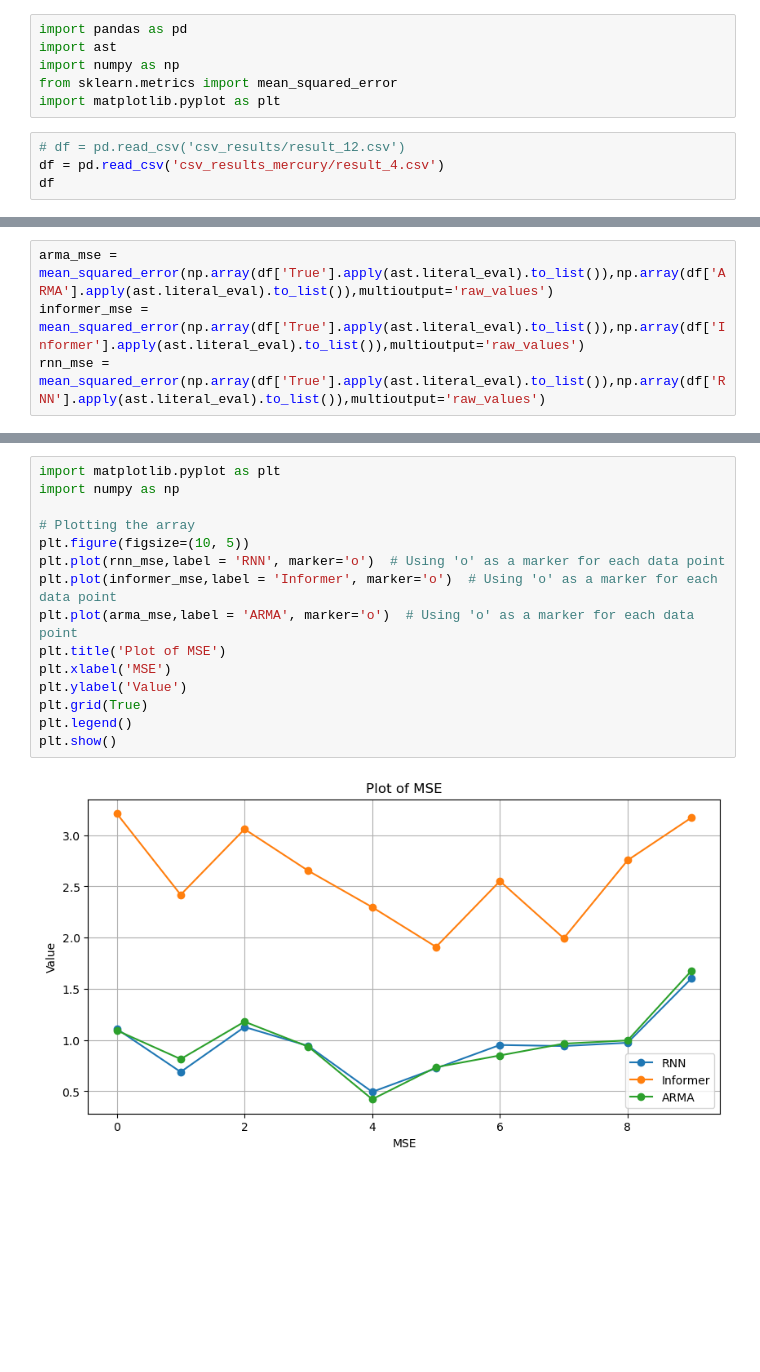
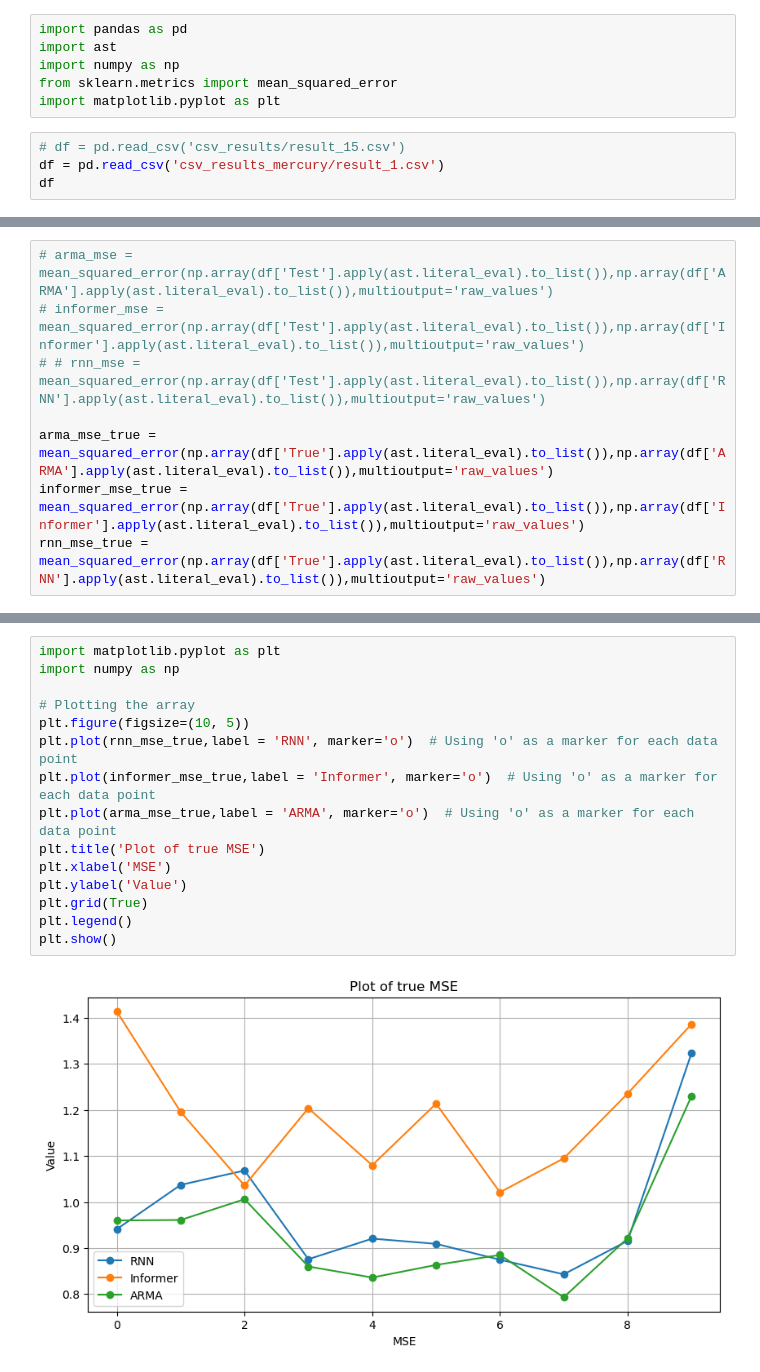
Before and after one commit to jasongangquanzhang/Informer_Time_Series, a Jupyter notebook: visiualization.ipynb, the cells around one changed output, grey strips where cells are left out. Drawn from its saved outputs; the diff is of its cells as text; blank space fills up the shorter version.

Commit message:
deleted:    csv_results/result_14.csv 	modified:   run.py 	modified:   visiualization.ipynb

```diff
--- a/visiualization.ipynb
+++ b/visiualization.ipynb
@@ -5,8 +5,8 @@ import numpy as np
 from sklearn.metrics import mean_squared_error
 import matplotlib.pyplot as plt
 # %%
-# df = pd.read_csv('csv_results/result_12.csv')
-df = pd.read_csv('csv_results_mercury/result_4.csv')
+# df = pd.read_csv('csv_results/result_15.csv')
+df = pd.read_csv('csv_results_mercury/result_1.csv')
 df
 # %% [output]
 |  | seed | True | ARMA | Informer | Informer_para | Informer_lr | RNN |
@@ -29,7 +25,11 @@ df
 # %%
-arma_mse = mean_squared_error(np.array(df['True'].apply(ast.literal_eval).to_list()),np.array(df['ARMA'].apply(ast.literal_eval).to_list()),multioutput='raw_values')
-informer_mse = mean_squared_error(np.array(df['True'].apply(ast.literal_eval).to_list()),np.array(df['Informer'].apply(ast.literal_eval).to_list()),multioutput='raw_values')
-rnn_mse = mean_squared_error(np.array(df['True'].apply(ast.literal_eval).to_list()),np.array(df['RNN'].apply(ast.literal_eval).to_list()),multioutput='raw_values')
+# arma_mse = mean_squared_error(np.array(df['Test'].apply(ast.literal_eval).to_list()),np.array(df['ARMA'].apply(ast.literal_eval).to_list()),multioutput='raw_values')
+# informer_mse = mean_squared_error(np.array(df['Test'].apply(ast.literal_eval).to_list()),np.array(df['Informer'].apply(ast.literal_eval).to_list()),multioutput='raw_values')
+# # rnn_mse = mean_squared_error(np.array(df['Test'].apply(ast.literal_eval).to_list()),np.array(df['RNN'].apply(ast.literal_eval).to_list()),multioutput='raw_values')
+
+arma_mse_true = mean_squared_error(np.array(df['True'].apply(ast.literal_eval).to_list()),np.array(df['ARMA'].apply(ast.literal_eval).to_list()),multioutput='raw_values')
+informer_mse_true = mean_squared_error(np.array(df['True'].apply(ast.literal_eval).to_list()),np.array(df['Informer'].apply(ast.literal_eval).to_list()),multioutput='raw_values')
+rnn_mse_true = mean_squared_error(np.array(df['True'].apply(ast.literal_eval).to_list()),np.array(df['RNN'].apply(ast.literal_eval).to_list()),multioutput='raw_values')
 # %%
 informer_select = np.array(df['Informer_para'].apply(ast.literal_eval).to_list())[:,0]
 informer_lr_select = np.array(df['Informer_lr'].to_list())
@@ -50,20 +62,20 @@ array([1.e-05, 1.e-05, 1.e-05, 1.e-05, 1.e-05, 1.e-05, 1.e-04, 1.e-05,
 # %%
 import matplotlib.pyplot as plt
 import numpy as np
 
 # Plotting the array
 plt.figure(figsize=(10, 5))
-plt.plot(rnn_mse,label = 'RNN', marker='o')  # Using 'o' as a marker for each data point
-plt.plot(informer_mse,label = 'Informer', marker='o')  # Using 'o' as a marker for each data point
-plt.plot(arma_mse,label = 'ARMA', marker='o')  # Using 'o' as a marker for each data point
-plt.title('Plot of MSE')
+plt.plot(rnn_mse_true,label = 'RNN', marker='o')  # Using 'o' as a marker for each data point
+plt.plot(informer_mse_true,label = 'Informer', marker='o')  # Using 'o' as a marker for each data point
+plt.plot(arma_mse_true,label = 'ARMA', marker='o')  # Using 'o' as a marker for each data point
+plt.title('Plot of true MSE')
 plt.xlabel('MSE')
 plt.ylabel('Value')
 plt.grid(True)
 plt.legend()
 plt.show()
 # %% [output]
-[figure, old version]
+[figure, new version]
 # %%
 
 # Plotting the array
```
Also changed, not shown: parts of 7 cells of this notebook, 2 other files.
